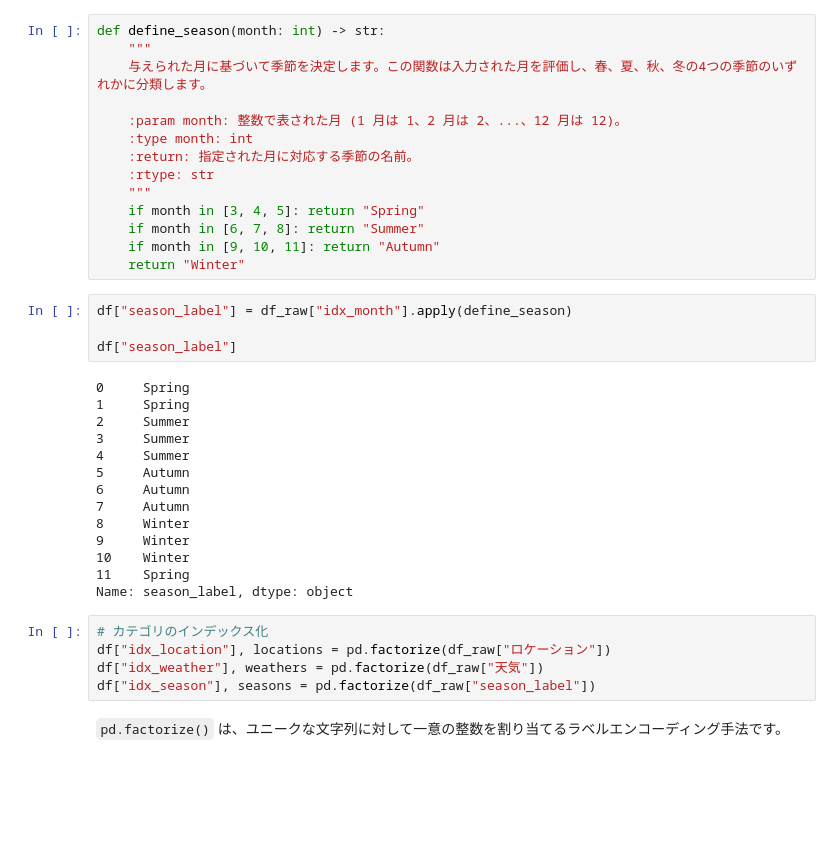
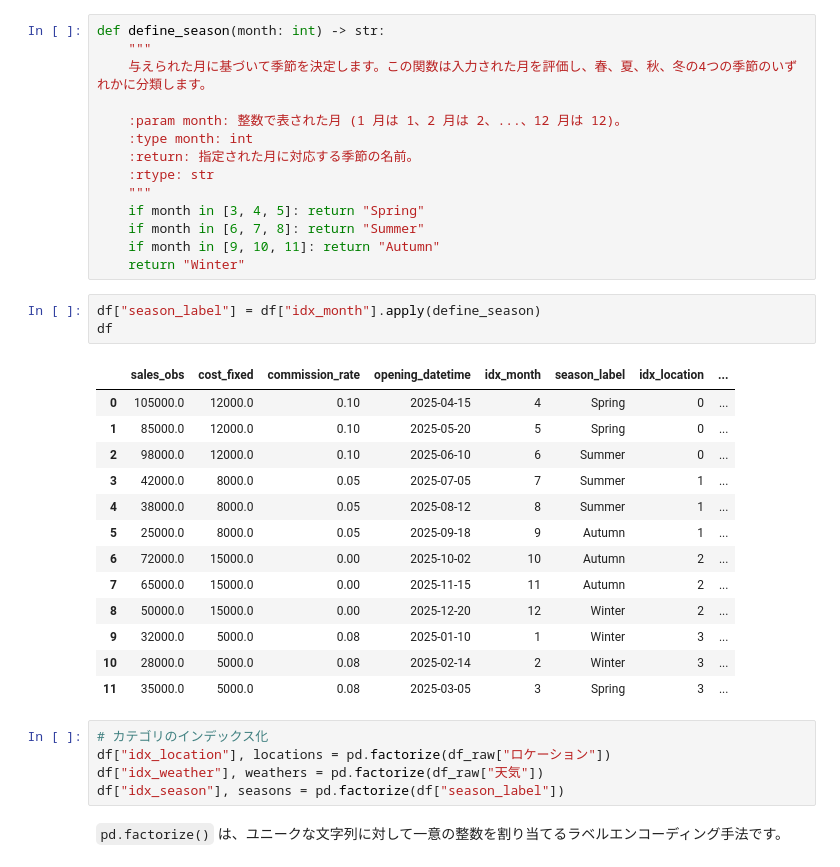
Before and after one commit to petalab-io/bayesian-iroha, a Jupyter notebook: notebooks/03_Sales_forecast_by_market_location/hierarchical_baysian_linear_regression.ipynb, the cells around one changed output. Drawn from its saved outputs; the diff is of its cells as text; blank space fills up the shorter version.

```diff
--- a/notebooks/03_Sales_forecast_by_market_location/hierarchical_baysian_linear_regression.ipynb
+++ b/notebooks/03_Sales_forecast_by_market_location/hierarchical_baysian_linear_regression.ipynb
@@ -131,28 +139,27 @@ def define_season(month: int) -> str:
     if month in [9, 10, 11]: return "Autumn"
     return "Winter"
 # %%
-df["season_label"] = df_raw["idx_month"].apply(define_season)
-
-df["season_label"]
+df["season_label"] = df["idx_month"].apply(define_season)
+df
 # %% [output]
-0     Spring
-1     Spring
-2     Summer
-3     Summer
-4     Summer
-5     Autumn
-6     Autumn
-7     Autumn
-8     Winter
-9     Winter
-10    Winter
-11    Spring
-Name: season_label, dtype: object
+|  | sales_obs | cost_fixed | commission_rate | opening_datetime | idx_month | season_label | idx_location | ... |
+| 0 | 105000.0 | 12000.0 | 0.10 | 2025-04-15 | 4 | Spring | 0 | ... |
+| 1 | 85000.0 | 12000.0 | 0.10 | 2025-05-20 | 5 | Spring | 0 | ... |
+| 2 | 98000.0 | 12000.0 | 0.10 | 2025-06-10 | 6 | Summer | 0 | ... |
+| 3 | 42000.0 | 8000.0 | 0.05 | 2025-07-05 | 7 | Summer | 1 | ... |
+| 4 | 38000.0 | 8000.0 | 0.05 | 2025-08-12 | 8 | Summer | 1 | ... |
+| 5 | 25000.0 | 8000.0 | 0.05 | 2025-09-18 | 9 | Autumn | 1 | ... |
+| 6 | 72000.0 | 15000.0 | 0.00 | 2025-10-02 | 10 | Autumn | 2 | ... |
+| 7 | 65000.0 | 15000.0 | 0.00 | 2025-11-15 | 11 | Autumn | 2 | ... |
+| 8 | 50000.0 | 15000.0 | 0.00 | 2025-12-20 | 12 | Winter | 2 | ... |
+| 9 | 32000.0 | 5000.0 | 0.08 | 2025-01-10 | 1 | Winter | 3 | ... |
+| 10 | 28000.0 | 5000.0 | 0.08 | 2025-02-14 | 2 | Winter | 3 | ... |
+| 11 | 35000.0 | 5000.0 | 0.08 | 2025-03-05 | 3 | Spring | 3 | ... |
 # %%
 # カテゴリのインデックス化
 df["idx_location"], locations = pd.factorize(df_raw["ロケーション"])
 df["idx_weather"], weathers = pd.factorize(df_raw["天気"])
-df["idx_season"], seasons = pd.factorize(df_raw["season_label"])
+df["idx_season"], seasons = pd.factorize(df["season_label"])
 # %% [markdown]
 `pd.factorize()` は、ユニークな文字列に対して一意の整数を割り当てるラベルエンコーディング手法です。
 # %%
```
Also changed, not shown: parts of 23 cells of this notebook.
